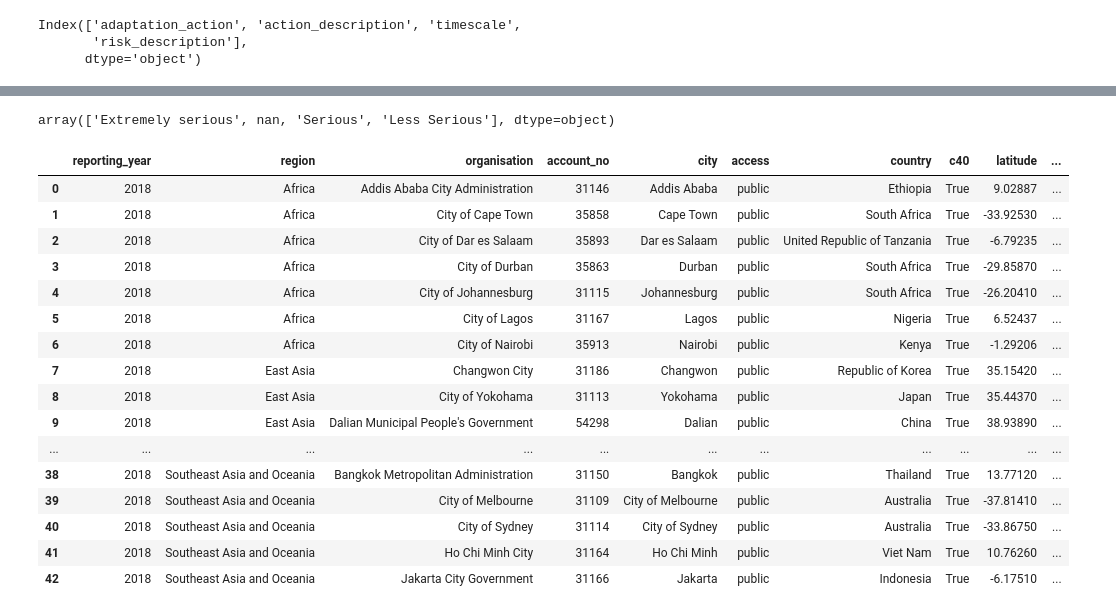
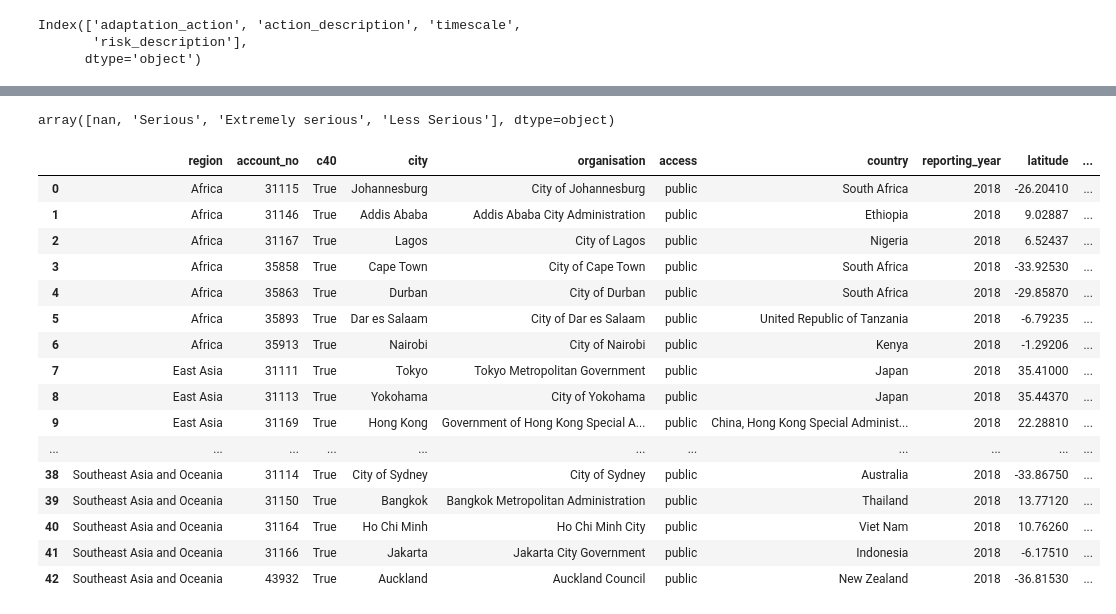
Before and after one commit to MDAIceland/WaterSecurity, a Jupyter notebook: labeled_preprocessing/exploration/explore.ipynb, the cells around one changed output, grey strips where cells are left out. Cells and saved outputs as stored; diff of their text form; code cells hidden in the pictures.

```diff
--- a/labeled_preprocessing/exploration/explore.ipynb
+++ b/labeled_preprocessing/exploration/explore.ipynb
@@ -153,7 +153,7 @@ cw_data.head()
 cw_data['city_location'] = cw_data['city_location'].apply(eval)
 cw_data['latitude'] = cw_data['city_location'].apply(lambda x: x[0])
 cw_data['longitude'] = cw_data['city_location'].apply(lambda x: x[1])
-cw_data.drop(columns=['city_location'])
+cw_data.drop(columns=['city_location'], inplace=True)
 id_columns = [x for x in id_columns if x !='city_location'] + ['latitude','longitude']
 # %%
 value_columns = [ x for x in cw_data.columns if x not in id_columns]
@@ -161,7 +161,7 @@ len(cw_data[id_columns].drop_duplicates()) # seems that all
 # %% [output]
 677
 # %%
-c40_data = cw_data[cw_data['c40']==True].copy()
+c40_data = cw_data[cw_data['c40']].copy()
 # %%
 # Values that can be converted back to strings from sets
 singular_cols = c40_data.set_index(id_columns).applymap(lambda x: len(x)==1).product() > 0
@@ -180,7 +179,7 @@ dtype: bool
 # magnitude is nicely singular per id
 c40_data.loc[:, singular_cols[singular_cols].index] = c40_data.loc[:, singular_cols[singular_cols].index].applymap(lambda x: list(x)[0])
 # %%
-c40_data = c40_data.applymap(lambda x: [t for t in x if not pd.isnull(t)] if isinstance(x,set) else x)
-num_nulls = c40_data[value_columns].isnull()
+c40_data = c40_data.applymap(lambda x: [t for t in x if not pd.isnull(t) and (t!='ERROR: #NAME?')] if isinstance(x,set) else x)
+num_nulls = c40_data[singular_cols[singular_cols].index].isnull()
 num_nulls.mean()
 # %% [output]
@@ -239,33 +233,33 @@ c40_data[total_nulls['magnitude']]
 # %%
 c40_data['magnitude'].unique()
 # %% [output]
-array(['Extremely serious', nan, 'Serious', 'Less Serious'], dtype=object)
+array([nan, 'Serious', 'Extremely serious', 'Less Serious'], dtype=object)
 # %%
 c40_risks = c40_data[id_columns+['magnitude']].copy()
 c40_risks['low'] = c40_risks['magnitude'] == 'Less Serious'
 c40_risks['medium'] = c40_risks['magnitude'] == 'Serious'
-c40_risks['high'] = c40_risks['magnitude'] == 'Extremely Serious'
+c40_risks['high'] = c40_risks['magnitude'] == 'Extremely serious'
 c40_risks['unknown'] = c40_risks['magnitude'].isna()
 c40_risks = c40_risks.drop(columns=['magnitude']).groupby([x for x in id_columns if x!="risks_to_citys_water_supply"]).agg(sum).reset_index()
 c40_risks
 # %% [output]
-|  | reporting_year | region | organisation | account_no | city | access | country | c40 | latitude | ... |
-| 0 | 2018 | Africa | Addis Ababa City Administration | 31146 | Addis Ababa | public | Ethiopia | True | 9.02887 | ... |
-| 1 | 2018 | Africa | City of Cape Town | 35858 | Cape Town | public | South Africa | True | -33.92530 | ... |
-| 2 | 2018 | Africa | City of Dar es Salaam | 35893 | Dar es Salaam | public | United Republic of Tanzania | True | -6.79235 | ... |
-| 3 | 2018 | Africa | City of Durban | 35863 | Durban | public | South Africa | True | -29.85870 | ... |
-| 4 | 2018 | Africa | City of Johannesburg | 31115 | Johannesburg | public | South Africa | True | -26.20410 | ... |
-| 5 | 2018 | Africa | City of Lagos | 31167 | Lagos | public | Nigeria | True | 6.52437 | ... |
-| 6 | 2018 | Africa | City of Nairobi | 35913 | Nairobi | public | Kenya | True | -1.29206 | ... |
-| 7 | 2018 | East Asia | Changwon City | 31186 | Changwon | public | Republic of Korea | True | 35.15420 | ... |
-| 8 | 2018 | East Asia | City of Yokohama | 31113 | Yokohama | public | Japan | True | 35.44370 | ... |
-| 9 | 2018 | East Asia | Dalian Municipal People's Government | 54298 | Dalian | public | China | True | 38.93890 | ... |
+|  | region | account_no | c40 | city | organisation | access | country | reporting_year | latitude | ... |
+| 0 | Africa | 31115 | True | Johannesburg | City of Johannesburg | public | South Africa | 2018 | -26.20410 | ... |
+| 1 | Africa | 31146 | True | Addis Ababa | Addis Ababa City Administration | public | Ethiopia | 2018 | 9.02887 | ... |
+| 2 | Africa | 31167 | True | Lagos | City of Lagos | public | Nigeria | 2018 | 6.52437 | ... |
+| 3 | Africa | 35858 | True | Cape Town | City of Cape Town | public | South Africa | 2018 | -33.92530 | ... |
+| 4 | Africa | 35863 | True | Durban | City of Durban | public | South Africa | 2018 | -29.85870 | ... |
+| 5 | Africa | 35893 | True | Dar es Salaam | City of Dar es Salaam | public | United Republic of Tanzania | 2018 | -6.79235 | ... |
+| 6 | Africa | 35913 | True | Nairobi | City of Nairobi | public | Kenya | 2018 | -1.29206 | ... |
+| 7 | East Asia | 31111 | True | Tokyo | Tokyo Metropolitan Government | public | Japan | 2018 | 35.41000 | ... |
+| 8 | East Asia | 31113 | True | Yokohama | City of Yokohama | public | Japan | 2018 | 35.44370 | ... |
+| 9 | East Asia | 31169 | True | Hong Kong | Government of Hong Kong Special A... | public | China, Hong Kong Special Administ... | 2018 | 22.28810 | ... |
 | ... | ... | ... | ... | ... | ... | ... | ... | ... | ... | ... |
-| 38 | 2018 | Southeast Asia and Oceania | Bangkok Metropolitan Administration | 31150 | Bangkok | public | Thailand | True | 13.77120 | ... |
-| 39 | 2018 | Southeast Asia and Oceania | City of Melbourne | 31109 | City of Melbourne | public | Australia | True | -37.81410 | ... |
-| 40 | 2018 | Southeast Asia and Oceania | City of Sydney | 31114 | City of Sydney | public | Australia | True | -33.86750 | ... |
-| 41 | 2018 | Southeast Asia and Oceania | Ho Chi Minh City | 31164 | Ho Chi Minh | public | Viet Nam | True | 10.76260 | ... |
-| 42 | 2018 | Southeast Asia and Oceania | Jakarta City Government | 31166 | Jakarta | public | Indonesia | True | -6.17510 | ... |
+| 38 | Southeast Asia and Oceania | 31114 | True | City of Sydney | City of Sydney | public | Australia | 2018 | -33.86750 | ... |
+| 39 | Southeast Asia and Oceania | 31150 | True | Bangkok | Bangkok Metropolitan Administration | public | Thailand | 2018 | 13.77120 | ... |
+| 40 | Southeast Asia and Oceania | 31164 | True | Ho Chi Minh | Ho Chi Minh City | public | Viet Nam | 2018 | 10.76260 | ... |
+| 41 | Southeast Asia and Oceania | 31166 | True | Jakarta | Jakarta City Government | public | Indonesia | 2018 | -6.17510 | ... |
+| 42 | Southeast Asia and Oceania | 43932 | True | Auckland | Auckland Council | public | New Zealand | 2018 | -36.81530 | ... |
 # %%
 from sklearn.impute import KNNImputer
 from sklearn.preprocessing import LabelEncoder
```
Also changed, not shown: parts of 43 cells of this notebook.
